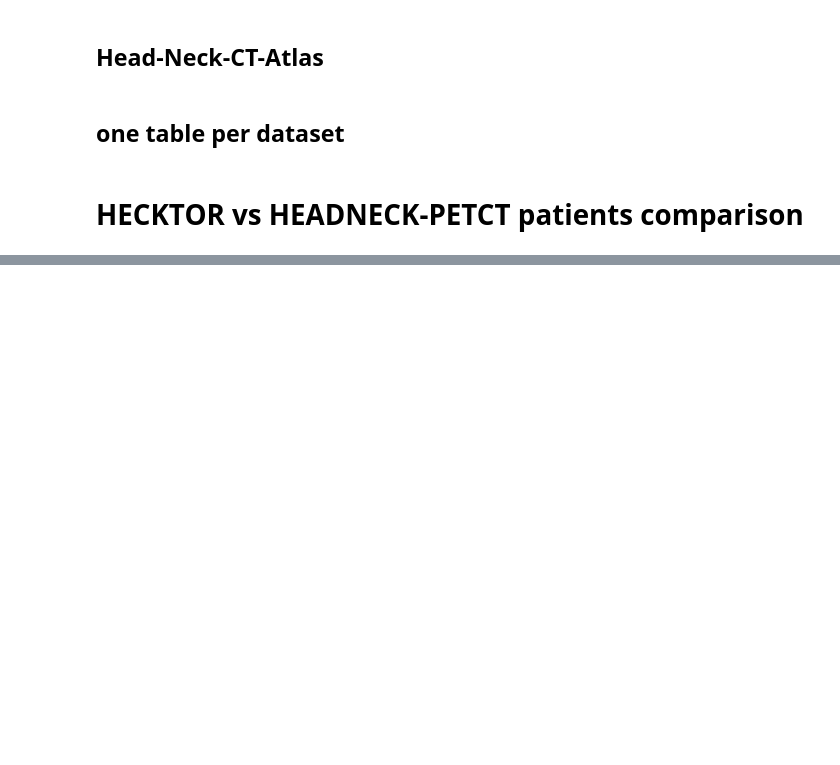
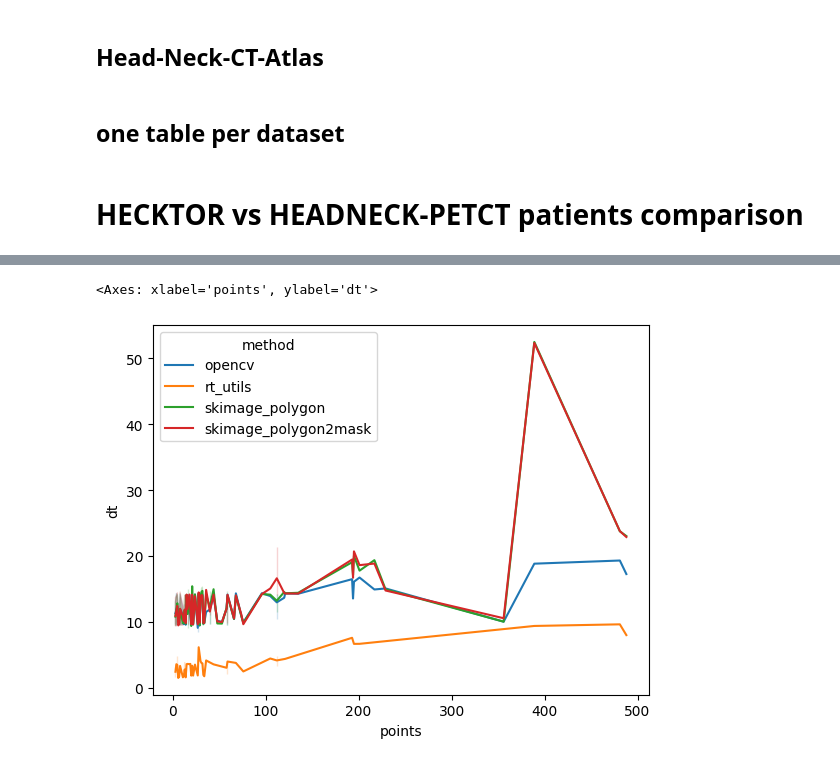
Before and after one commit to bguetarni/3DCT-VFM-benchmark, a Jupyter notebook: data.ipynb, the cells around one changed output, grey strips where cells are left out. Drawn from its saved outputs; the diff is of its cells as text; code cells hidden in the pictures; blank space fills up the shorter version.

```diff
--- a/data.ipynb
+++ b/data.ipynb
@@ -3787,0 +3962,3 @@ df.to_excel(r"C:\Users\bilel.guetarni\Desktop\workspace\SEQ-RT\tmp\hecktor-headn
+# %%
+dicom_path = r"E:\bilel\ARTIX\ARTIX\DICOM_ARTIX_data\001\CT0\DOE^JOHN_ANON61841_CT_2017-06-21_100509_ORL.(sauf.sinus)_ORL.2MM_n198__00000"
+nifti_path = r"C:\Users\bilel.guetarni\Desktop\workspace\SEQ-RT\tmp\volume.nii.gz"
@@ -3787,0 +4239,11 @@ df.to_excel(r"C:\Users\bilel.guetarni\Desktop\workspace\SEQ-RT\tmp\hecktor-headn
+# %%
+from dicom_class import CT, RTSTRUCT
+rtstruct = RTSTRUCT(rtstruct_dicom_path)
+ct = CT(ct_dicom_path, rtstruct)
+# %%
+# roi_name = 'PTV_70Gy_(2Gy)'
+# roi_name = 'GTVp'
+# roi_name = 'GTV'
+# roi_name = 'PTV_70Gy_(2Gy)'
+roi_name = 'GTV T'
+print(rtstruct.get_all_OARs())
@@ -3787,0 +4415,7 @@ df.to_excel(r"C:\Users\bilel.guetarni\Desktop\workspace\SEQ-RT\tmp\hecktor-headn
+# %%
+import seaborn as sns
+import pandas
+sns.lineplot(data=pandas.DataFrame(dt), x="points", y="dt", hue="method")
+# %% [output]
+<Axes: xlabel='points', ylabel='dt'>
+[figure, added]
```
Also changed, not shown: parts of 37 cells of this notebook, 1 other file.
